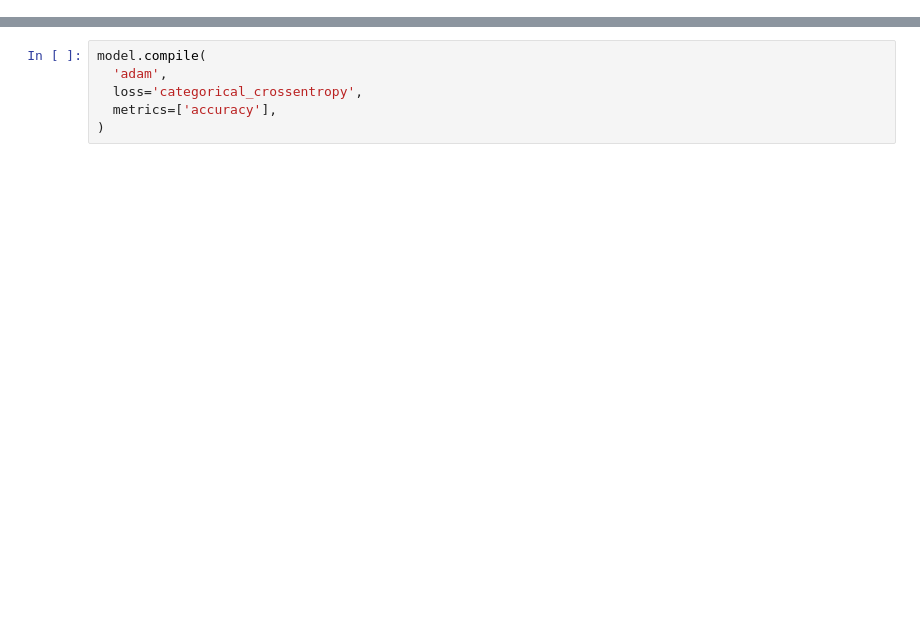
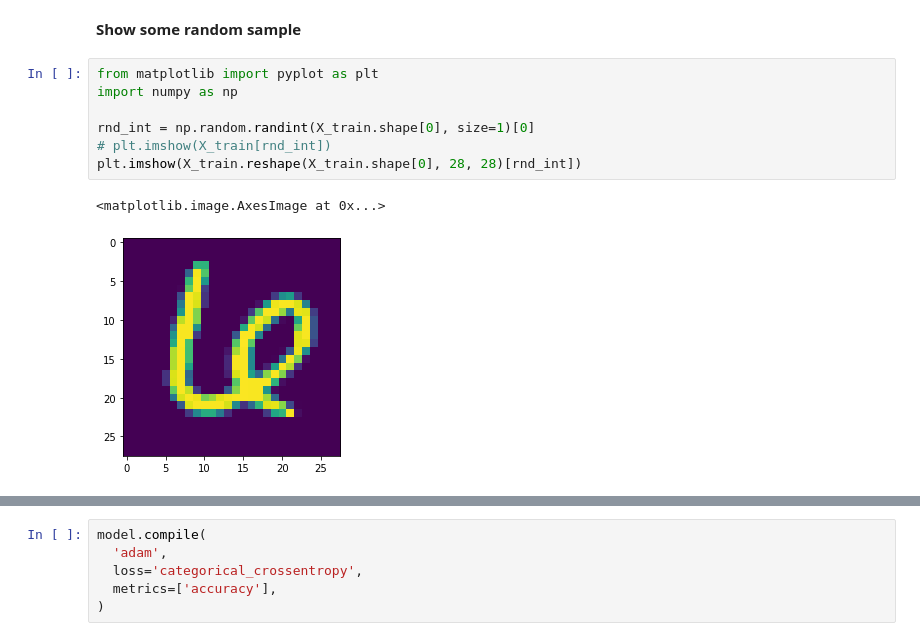
Before and after one commit to cisirtraining/summerschool, a Jupyter notebook: Day1_Introduction_to_DL_framework2.ipynb, the cells around one changed output, grey strips where cells are left out. Drawn from its saved outputs; the diff is of its cells as text; blank space fills up the shorter version.

```diff
--- a/Day1_Introduction_to_DL_framework2.ipynb
+++ b/Day1_Introduction_to_DL_framework2.ipynb
@@ -2,0 +28,12 @@
+# %% [markdown]
+**Show some random sample**
+# %%
+from matplotlib import pyplot as plt
+import numpy as np
+
+rnd_int = np.random.randint(X_train.shape[0], size=1)[0]
+# plt.imshow(X_train[rnd_int])
+plt.imshow(X_train.reshape(X_train.shape[0], 28, 28)[rnd_int])
+# %% [output]
+<matplotlib.image.AxesImage at 0x...>
+[figure, added]
```
Also changed, not shown: parts of 27 cells of this notebook.
